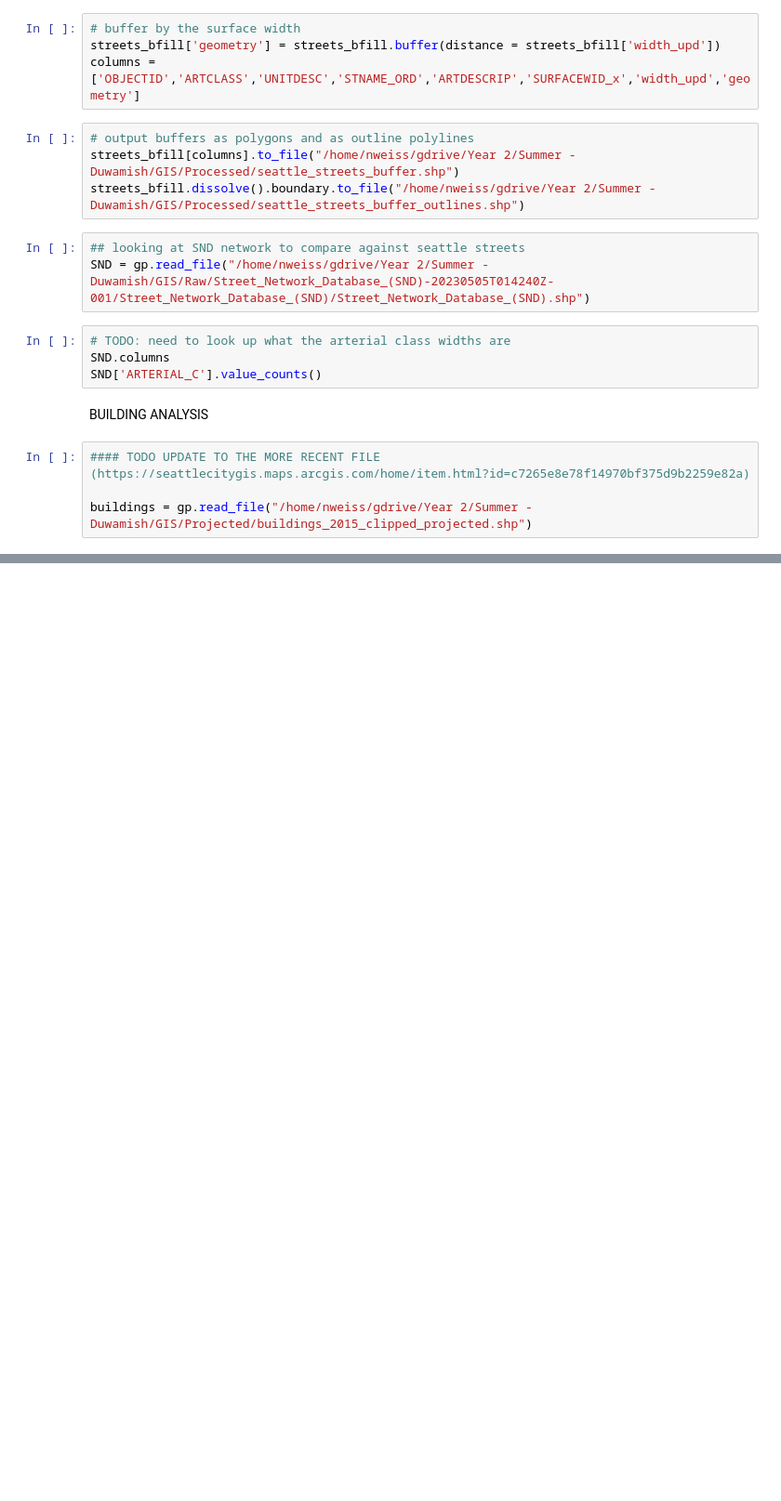
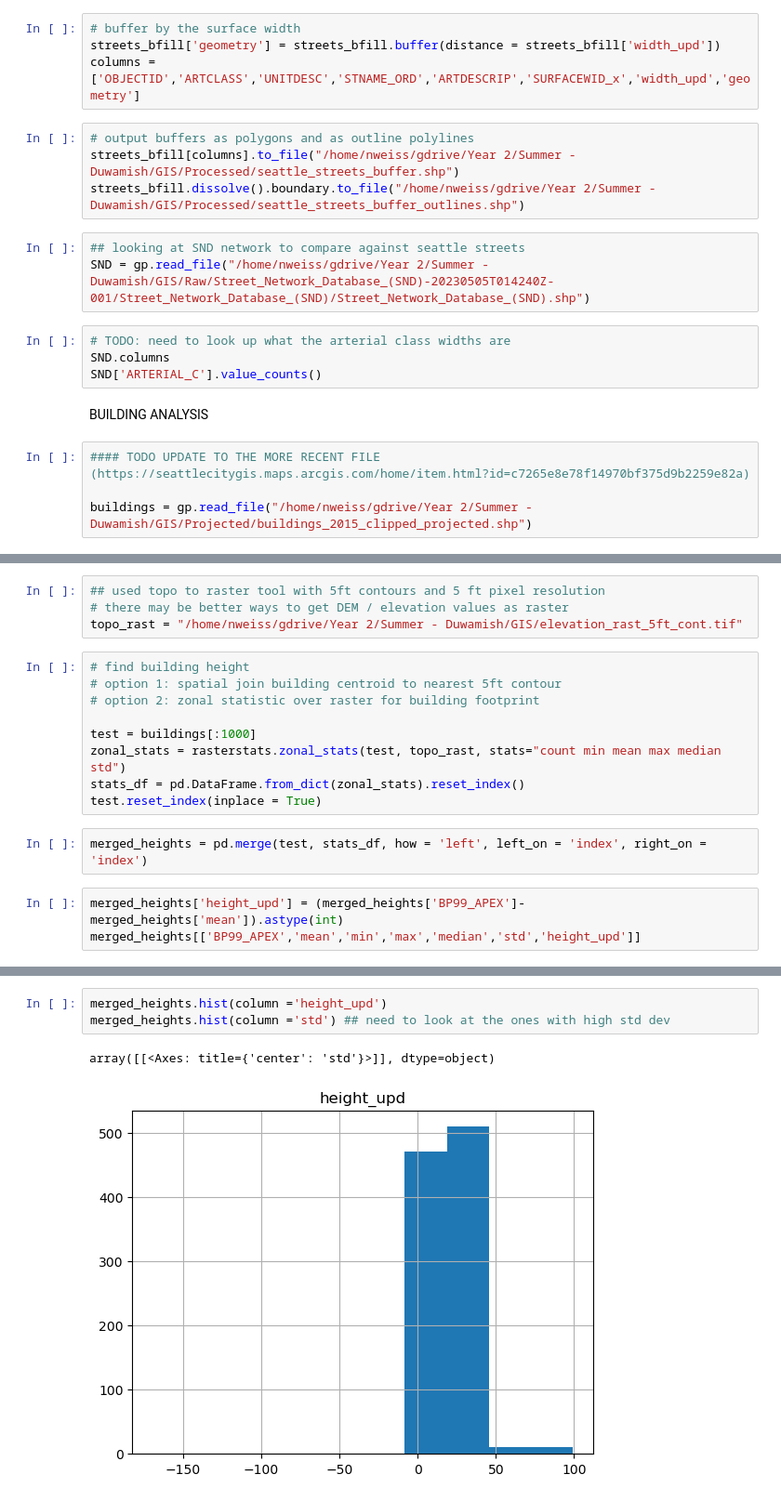
Before and after one commit to natalieweiss/duwamish, a Jupyter notebook: code/processing.ipynb, the cells around one changed output, grey strips where cells are left out. Shown at 93% size. Saved outputs shown, nothing was run; the diff lists cells and outputs as text; blank space fills up the shorter version.

```diff
--- a/code/processing.ipynb
+++ b/code/processing.ipynb
@@ -119,0 +107,18 @@ buildings_scatter.plot.scatter('SHAPE_Area','BP99_APEX')
+# %%
+## used topo to raster tool with 5ft contours and 5 ft pixel resolution
+# there may be better ways to get DEM / elevation values as raster
+topo_rast = "/home/nweiss/gdrive/Year 2/Summer - Duwamish/GIS/elevation_rast_5ft_cont.tif"
+# %%
+# find building height
+# option 1: spatial join building centroid to nearest 5ft contour
+# option 2: zonal statistic over raster for building footprint
+
+test = buildings[:1000]
+zonal_stats = rasterstats.zonal_stats(test, topo_rast, stats="count min mean max median std")
+stats_df = pd.DataFrame.from_dict(zonal_stats).reset_index()
+test.reset_index(inplace = True)
+# %%
+merged_heights = pd.merge(test, stats_df, how = 'left', left_on = 'index', right_on = 'index')
+# %%
+merged_heights['height_upd'] = (merged_heights['BP99_APEX']-merged_heights['mean']).astype(int)
+merged_heights[['BP99_APEX','mean','min','max','median','std','height_upd']]
@@ -119,0 +139,6 @@ buildings_scatter.plot.scatter('SHAPE_Area','BP99_APEX')
+# %%
+merged_heights.hist(column ='height_upd')
+merged_heights.hist(column ='std') ## need to look at the ones with high std dev
+# %% [output]
+array([[<Axes: title={'center': 'std'}>]], dtype=object)
+[figure, added]
```
Also changed, not shown: parts of 6 cells of this notebook.
